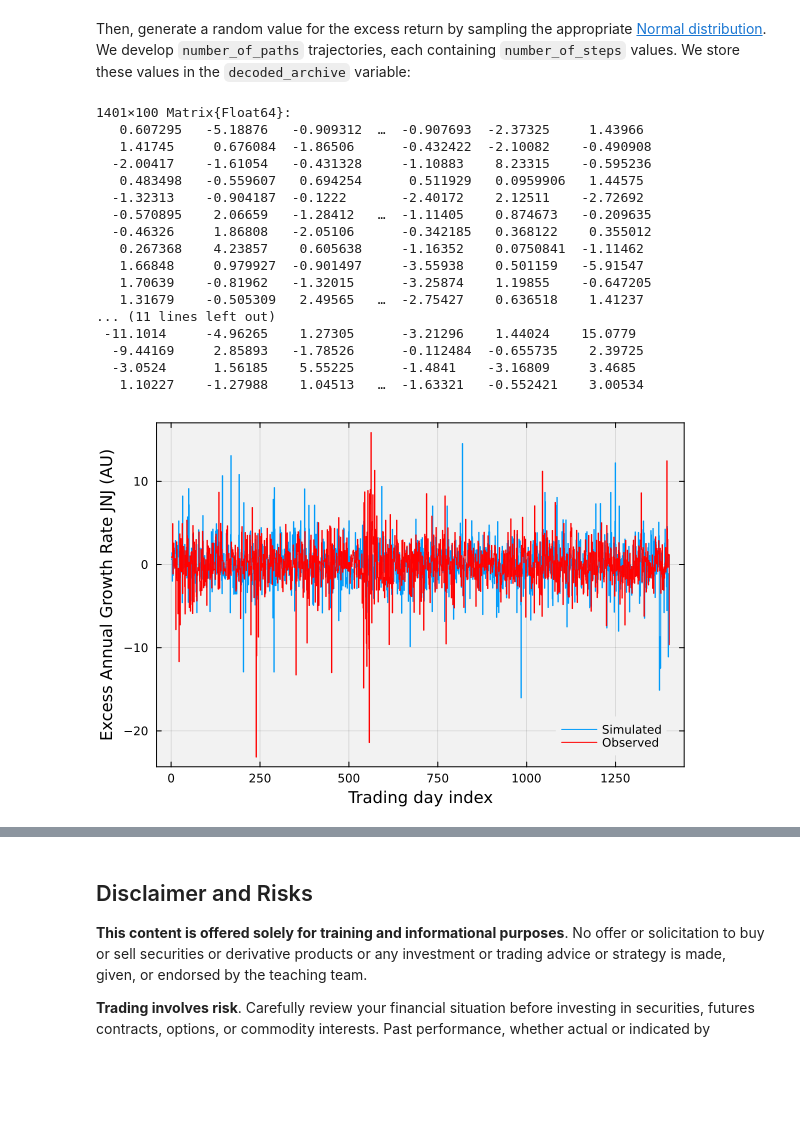
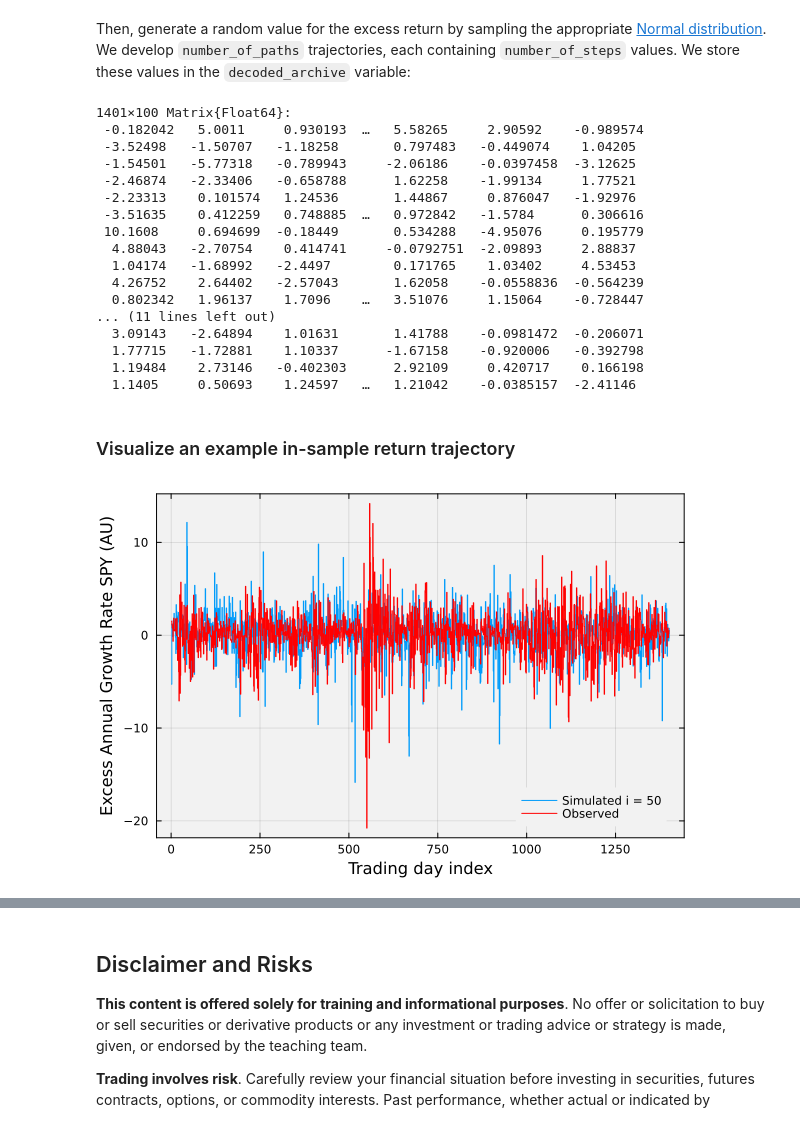
Before and after one commit to varnerlab/CHEME-130-eCornell-Repository, a Jupyter notebook: courses/CHEME-136/module-1/CHEME-136-Module-1-WorkedExample.ipynb, the cells around one changed output, grey strips where cells are left out. Saved outputs shown, nothing was run; the diff lists cells and outputs as text; code cells hidden in the pictures; blank space fills up the shorter version.

```diff
--- a/courses/CHEME-136/module-1/CHEME-136-Module-1-WorkedExample.ipynb
+++ b/courses/CHEME-136/module-1/CHEME-136-Module-1-WorkedExample.ipynb
@@ -42,8 +47,8 @@ We gathered a daily open-high-low-close `dataset` for each firm in the [S&P500](
 # %% [markdown]
 ### Set parameters and constants
 # %%
-risk_free_rate = 0.05;
-ticker = "JNJ";
+risk_free_rate = 0.0421; # 17-Jun-2024 10-year treasury
+ticker = "SPY";
 # %% [markdown]
 ### Load and clean the historical data
 # %% [markdown]
@@ -327,43 +333,45 @@ decode_distribution_model;
 # %% [markdown]
 Then, generate a random value for the excess return by sampling the appropriate [Normal distribution](https://juliastats.org/Distributions.jl/stable/univariate/#Distributions.Normal). We develop `number_of_paths` trajectories, each containing `number_of_steps` values. We store these values in the `decoded_archive` variable:
 # %%
-decoded_archive = Array{Float64,2}(undef, number_of_steps, number_of_paths);
+in_sample_decoded_archive = Array{Float64,2}(undef, number_of_steps, number_of_paths);
 for i ∈ 1:number_of_paths
     for j ∈ 1:number_of_steps
-
         s = encoded_archive[j,i];
-        decoded_archive[j,i] =  decode_distribution_model[s] |> d -> rand(d)
+        in_sample_decoded_archive[j,i] =  decode_distribution_model[s] |> d -> rand(d)
     end
 end
-decoded_archive
+in_sample_decoded_archive # actual excess growth value
 # %% [output]
 1401×100 Matrix{Float64}:
-   0.607295   -5.18876   -0.909312  …  -0.907693  -2.37325     1.43966
-   1.41745     0.676084  -1.86506      -0.432422  -2.10082    -0.490908
-  -2.00417    -1.61054   -0.431328     -1.10883    8.23315    -0.595236
-   0.483498   -0.559607   0.694254      0.511929   0.0959906   1.44575
-  -1.32313    -0.904187  -0.1222       -2.40172    2.12511    -2.72692
-  -0.570895    2.06659   -1.28412   …  -1.11405    0.874673   -0.209635
-  -0.46326     1.86808   -2.05106      -0.342185   0.368122    0.355012
-   0.267368    4.23857    0.605638     -1.16352    0.0750841  -1.11462
-   1.66848     0.979927  -0.901497     -3.55938    0.501159   -5.91547
-   1.70639    -0.81962   -1.32015      -3.25874    1.19855    -0.647205
-   1.31679    -0.505309   2.49565   …  -2.75427    0.636518    1.41237
+ -0.182042   5.0011     0.930193  …   5.58265     2.90592    -0.989574
+ -3.52498   -1.50707   -1.18258       0.797483   -0.449074    1.04205
+ -1.54501   -5.77318   -0.789943     -2.06186    -0.0397458  -3.12625
+ -2.46874   -2.33406   -0.658788      1.62258    -1.99134     1.77521
+ -2.23313    0.101574   1.24536       1.44867     0.876047   -1.92976
+ -3.51635    0.412259   0.748885  …   0.972842   -1.5784      0.306616
+ 10.1608     0.694699  -0.18449       0.534288   -4.95076     0.195779
+  4.88043   -2.70754    0.414741     -0.0792751  -2.09893     2.88837
+  1.04174   -1.68992   -2.4497        0.171765    1.03402     4.53453
+  4.26752    2.64402   -2.57043       1.62058    -0.0558836  -0.564239
+  0.802342   1.96137    1.7096    …   3.51076     1.15064    -0.728447
 ... (11 lines left out)
- -11.1014     -4.96265    1.27305      -3.21296    1.44024    15.0779
-  -9.44169     2.85893   -1.78526      -0.112484  -0.655735    2.39725
-  -3.0524      1.56185    5.55225      -1.4841    -3.16809     3.4685
-   1.10227    -1.27988    1.04513   …  -1.63321   -0.552421    3.00534
+  3.09143   -2.64894    1.01631       1.41788    -0.0981472  -0.206071
+  1.77715   -1.72881    1.10337      -1.67158    -0.920006   -0.392798
+  1.19484    2.73146   -0.402303      2.92109     0.420717    0.166198
+  1.1405     0.50693    1.24597   …   1.21042    -0.0385157  -2.41146
+# %% [markdown]
+### Visualize an example in-sample return trajectory
 # %%
 let
-    plot(decoded_archive[:,1], linetype=:steppost, label="Simulated",
+    index_to_plot = 50;
+    plot(in_sample_decoded_archive[:,index_to_plot], linetype=:steppost, label="Simulated i = $(index_to_plot)",
         bg="gray95", background_color_outside="white", framestyle = :box, fg_legend = :transparent)
     plot!(in_sample_dataset, linetype=:steppost, c=:red, label="Observed")
     xlabel!("Trading day index", fintsize=18)
     ylabel!("Excess Annual Growth Rate $(ticker) (AU)", fontsize=18)
 end
 # %% [output]
-[figure, old version]
+[figure, new version]
 # %%
 let
     q = plot();
```
Also changed, not shown: parts of 17 cells of this notebook, 3 other files.
